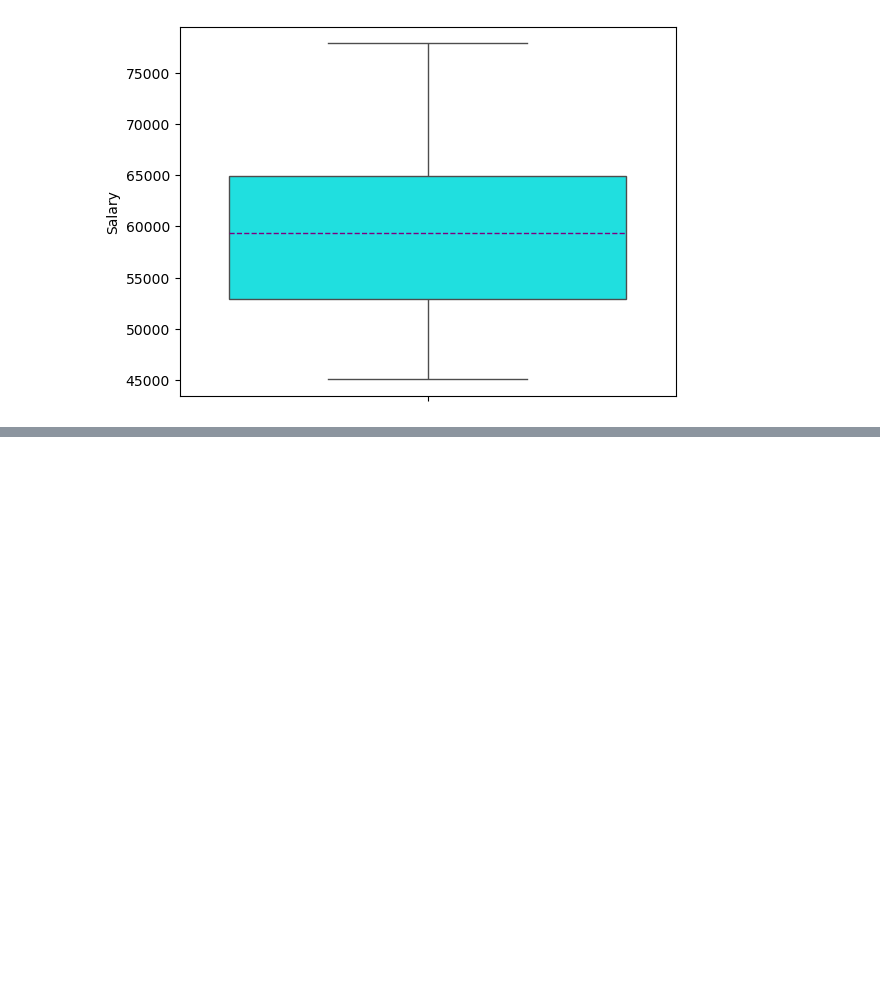
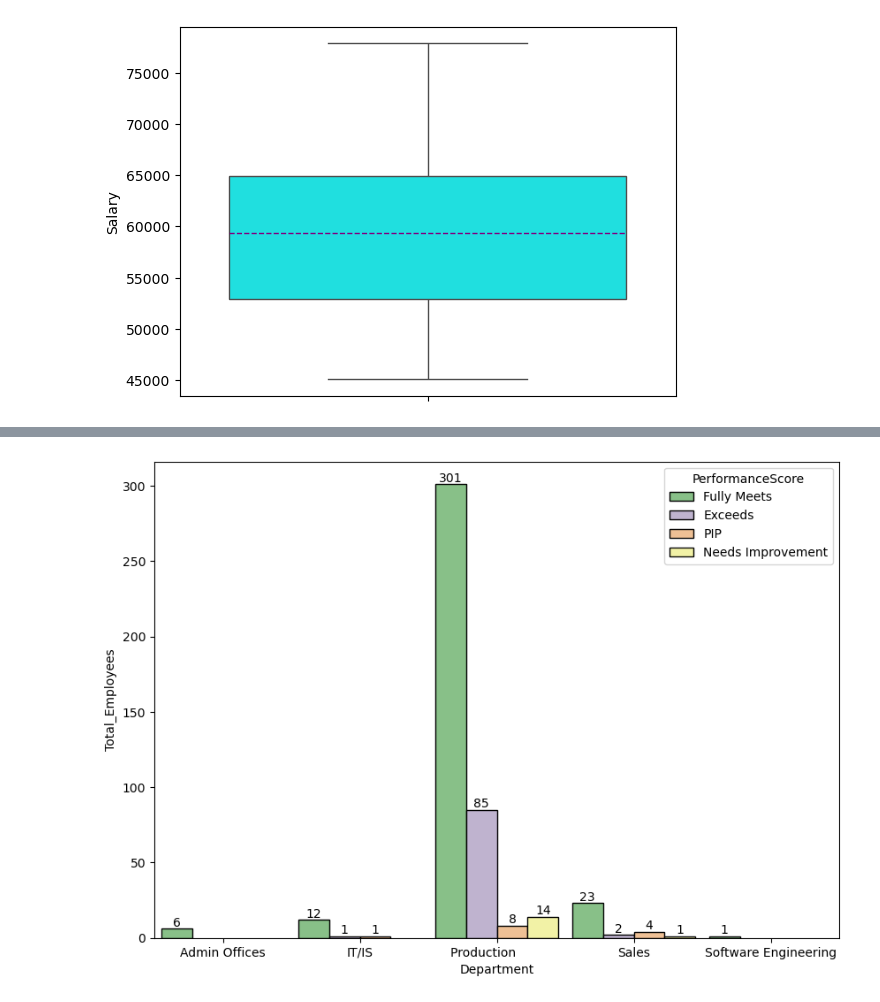
Before and after one commit to SmriteePoudel/DataScience, a Jupyter notebook: Visualization2.ipynb, the cells around one changed output, grey strips where cells are left out. Saved outputs shown, nothing was run; the diff lists cells and outputs as text; code cells hidden in the pictures; blank space fills up the shorter version.

```diff
--- a/Visualization2.ipynb
+++ b/Visualization2.ipynb
@@ -63,0 +94,7 @@ plt.grid(ls='dashed')
+# %%
+plt.figure(figsize=(10,7))
+ax=sns.barplot(x='Department', y='Total_Employees', data=dep_perf, errorbar=None, hue='PerformanceScore',palette='Accent', width=0.9,edgecolor='black')
+for container in ax.containers:
+    plt.bar_label(container)
+# %% [output]
+[figure, added]
```
Also changed, not shown: parts of 5 cells of this notebook, 1 other file.
